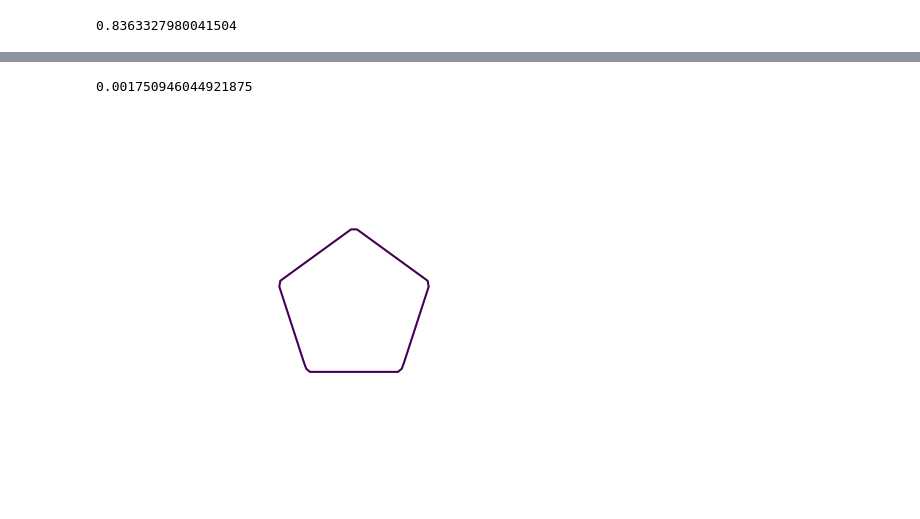
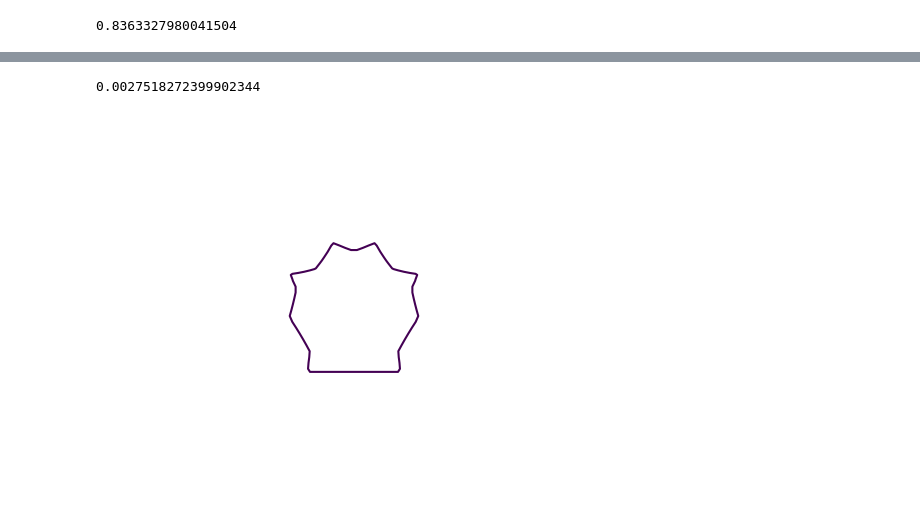
Before and after one commit to Shona173/codes, a Jupyter notebook: Comparing_Bounding_brending_and_linear_brending.ipynb, the cells around one changed output, grey strips where cells are left out. Cells and saved outputs as stored; diff of their text form; code cells hidden in the pictures.

```diff
--- a/Comparing_Bounding_brending_and_linear_brending.ipynb
+++ b/Comparing_Bounding_brending_and_linear_brending.ipynb
@@ -97,12 +97,13 @@ def space_time_blending(f1, f2, t, x, a0=1.0, a1=1.0, a2=1.0):
     r_uni = r_union(f1x_cyl, f2x_cyl)
 
     return r_uni + disp
-# %%
-def bounded_blending(f1, f2, t, x, a0=1.0, a1=1.0, a2=1.0):
- f1x=f1(x)
- f2x=f2(x)
- blend = a0 * (1 - t)**2 + a1 * (1 - t) * t + a2 * t**2
- return (1 - blend) * f1x + blend * f2x
+# %%
+def bounded_blending(f1, f2, t, x, bound=0.5):
+    f1x = f1(x)
+    f2x = f2(x)
+
+    blend_region = np.exp(-np.abs(f1x - f2x) / bound)
+    return np.minimum(f1x, f2x) - blend_region * np.abs(f1x - f2x)
 # %%
 def sample_and_normalize(f, grid, grid_size):
     '''
@@ -236,25 +237,25 @@ print(end-start)
 # %%
 start=time.time()
 grid_size = 64
 
 fig = plt.figure()
 x = gen_grid(grid_size, low=-2.0, high=2.0)
 
 def animate(t):
     plt.cla()
-    out = bounded_blending(sdf_box,sdf_pentagon,np.array([t]), x, a0=1.0, a1=1.0, a2=1.0)
+    out = bounded_blending(sdf_box,sdf_pentagon,np.array([t]), x)
     im = plt.contour(out.reshape(grid_size, grid_size), levels = [0.0])
     plt.axis('equal')
     plt.axis("off")
     return im
 #bounded blending
 anim = animation.FuncAnimation(fig, animate, frames=np.linspace(0, 1, 50), interval=50)
 end=time.time()
 anim.save("bd_morphing_translated.mp4",fps=20, writer="ffmpeg")
 files.download("bd_morphing_translated.mp4")
 print(end-start)
 # %% [output]
 [interactive output not drawn]
 [interactive output not drawn]
-0.001750946044921875
+0.0027518272399902344
-[figure, old version]
+[figure, new version]
```
